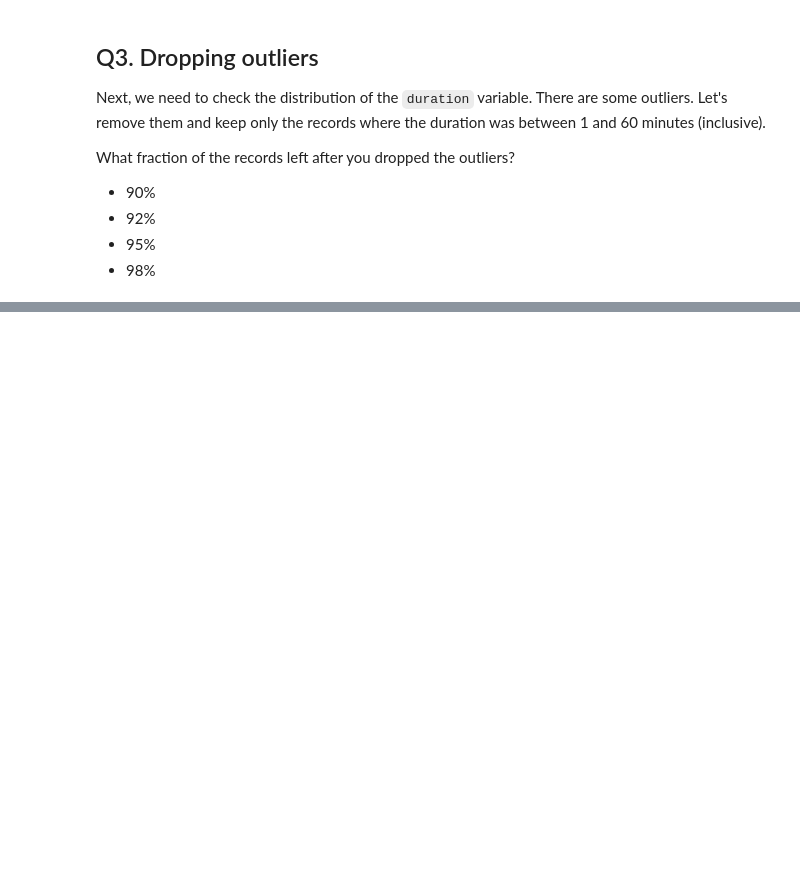
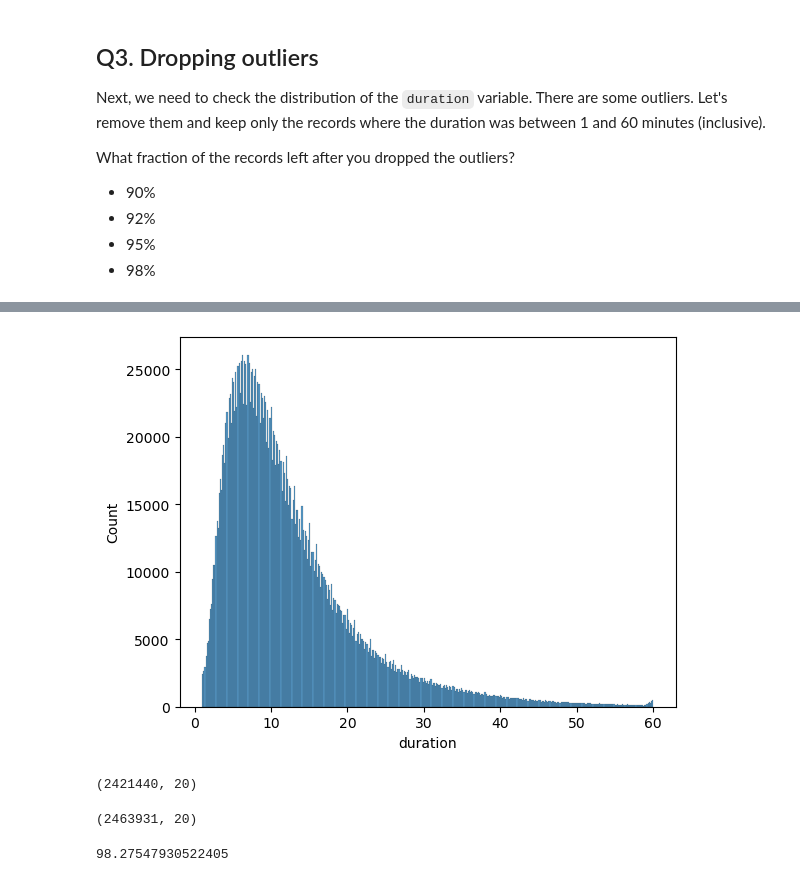
Before and after one commit to bhasarma/MLOps-zoomcamp, a Jupyter notebook: homeworks/week-01-introduction/homework-week-01-intrduction.ipynb, the cells around one changed output, grey strips where cells are left out. Cells and saved outputs as stored; diff of their text form; code cells hidden in the pictures; blank space fills up the shorter version.

```diff
--- a/homeworks/week-01-introduction/homework-week-01-intrduction.ipynb
+++ b/homeworks/week-01-introduction/homework-week-01-intrduction.ipynb
@@ -207,0 +207,19 @@ plt.hist(df['duration'], bins='auto')
+# %%
+df_filtered = df[(df['duration']>=1) & (df['duration']<=60)]
+# %%
+sns.histplot(df_filtered['duration'])
+plt.show()
+# %% [output]
+[figure, added]
+# %%
+df_filtered.shape
+# %% [output]
+(2421440, 20)
+# %%
+df.shape
+# %% [output]
+(2463931, 20)
+# %%
+df_filtered.shape[0]/df.shape[0]*100
+# %% [output]
+98.27547930522405
```
Also changed, not shown: parts of 37 cells of this notebook.
